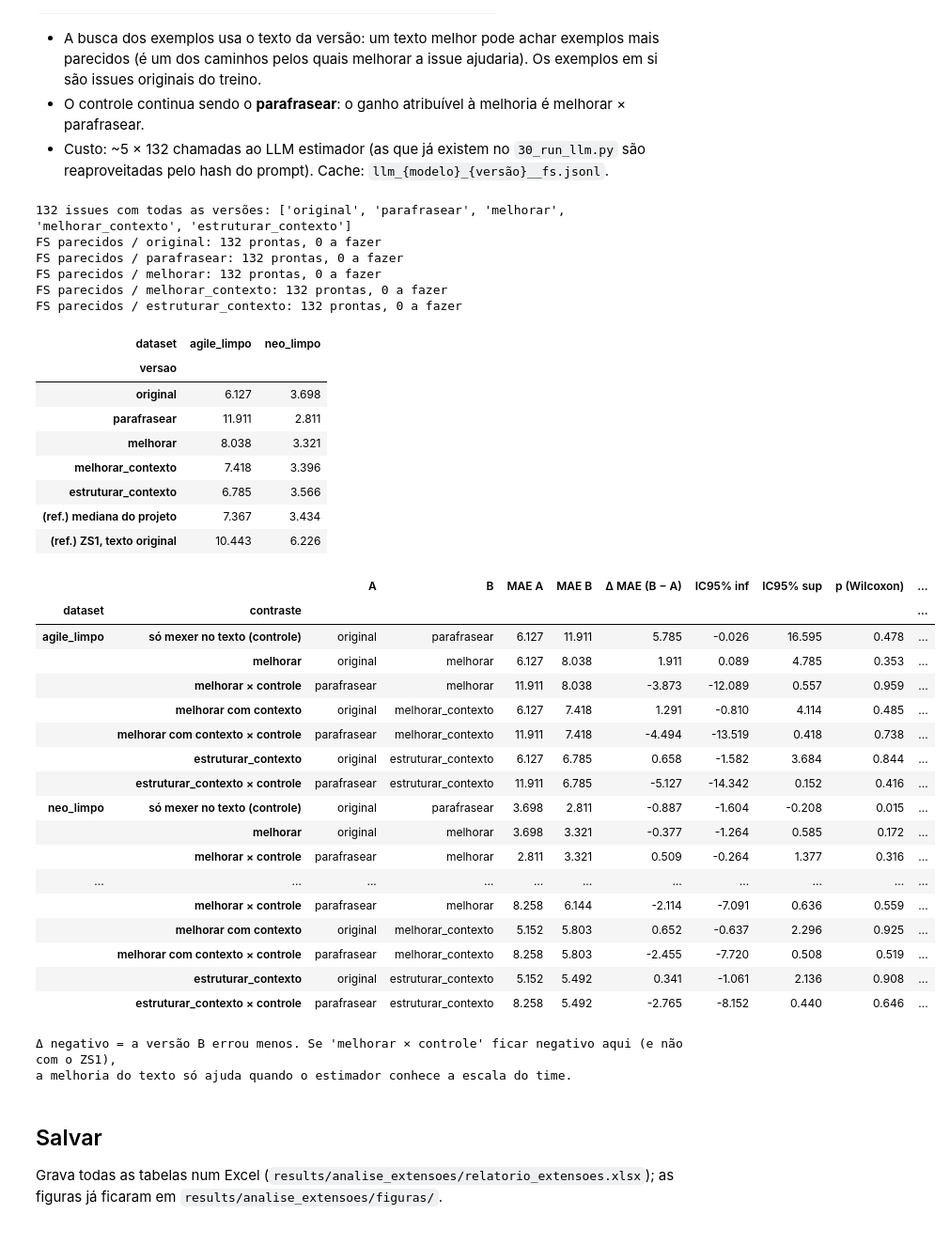
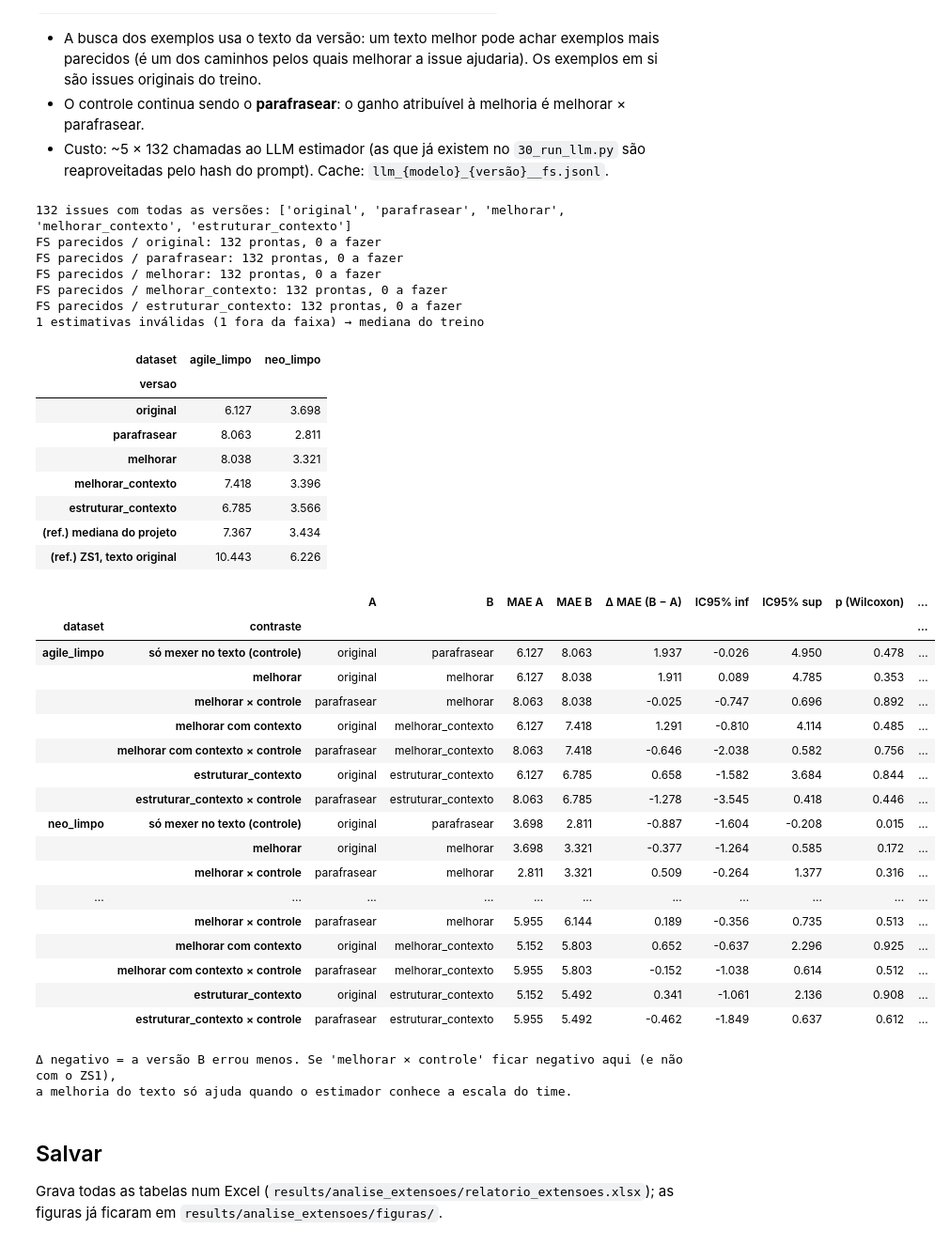
Before and after one commit to anaclaragalvao/Story-Points-Estimation, a Jupyter notebook: repro/analise_extensoes.ipynb, the cells around one changed output. Shown at 94% size. Drawn from its saved outputs; the diff is of its cells as text; code cells hidden in the pictures.

```diff
--- a/repro/analise_extensoes.ipynb
+++ b/repro/analise_extensoes.ipynb
@@ -132,6 +134,15 @@ def holm(p):
     return adj
 
 TRAIN_MED = {ds: float(load_merged(ds).query("within == 'train'").sp.median()) for ds in DATASETS}
+# Regra de validade (igual para TODAS as configurações): resposta fora da faixa de story points vista no treino
+# (0 até o maior SP do treino) conta como inválida, como uma resposta sem número, e vira a mediana do treino.
+# Pega os casos em que o parser leu outro número (ex.: o ano repetido do título) ou o LLM respondeu "500".
+SP_MAX = {ds: float(load_merged(ds).query("within == 'train'").sp.max()) for ds in DATASETS}
+
+def na_faixa(y, ds):
+    y = pd.to_numeric(pd.Series(y), errors="coerce")
+    ds = pd.Series(ds, index=y.index) if not isinstance(ds, str) else pd.Series(ds, index=y.index)
+    return y.where((y >= 0) & (y <= ds.map(SP_MAX)))
 
 COR = {"s1": "#2a78d6", "s2": "#eb6834", "s3": "#1baf7a", "s4": "#8a5cd6", "ink": "#0b0b0b", "ink2": "#52514e",
        "muted": "#898781", "grid": "#e1e0d9", "axis": "#c3c2b7", "surface": "#fcfcfb"}
@@ -177,7 +189,11 @@ for ds in DATASETS:
                 print(f"⚠ {ds}/{proto}/{arq} tem {len(p)} linhas, mas o test set tem {n_test}: fica de fora "
                       f"(rode de novo: python 10_run_ml.py --dataset {ds} ...)")
                 disp[-1]["existe"] = "tamanho errado"; continue
+            p["y_pred_bruto"] = pd.to_numeric(p.y_pred, errors="coerce")
+            p["y_pred"] = na_faixa(p.y_pred_bruto, ds)
+            disp[-1]["fora da faixa"] = int((p.y_pred_bruto.notna() & p.y_pred.isna()).sum())
             P1[(ds, nome)] = p.set_index("issue_id")
 display(pd.DataFrame(disp).set_index(["dataset", "configuração"]), nome="P1 arquivos")
+print(f"'fora da faixa' = respostas fora de 0 a {SP_MAX} (maior SP do treino): contam como inválidas → mediana do treino.")
 print("Configurações que faltam ficam de fora; rode os comandos da célula de configuração e volte aqui.")
 # %% [output]
@@ -232,7 +248,7 @@ for ds in DATASETS:
             pred = P1[(ds, n)].loc[ids, "y_pred"].astype(float)
             E[n] = (y - pred.fillna(TRAIN_MED[ds])).abs()
             rows_mae.append({"dataset": ds, "configuração": n, "MAE": E[n].mean(), "MdAE": E[n].median(),
-                             "sem número": int(pred.isna().sum()), "n": len(ids)})
+                             "inválidas (sem número ou fora da faixa)": int(pred.isna().sum()), "n": len(ids)})
     E1[ds] = E
     por_proj.append(E.groupby(proj.values).mean().assign(dataset=ds, n=E.groupby(proj.values).size()))
     fam = []
@@ -969,9 +1105,12 @@ if PARTE2:
     EST = pd.concat(EST, ignore_index=True)
     EST = EST[EST.issue_id.isin(ids_e)]
     EST["y_pred"] = pd.to_numeric(EST.y_pred, errors="coerce")
+    fora = EST.y_pred.notna() & na_faixa(EST.y_pred, EST.dataset).isna()
+    EST["y_pred"] = na_faixa(EST.y_pred, EST.dataset)
     inval = EST.y_pred.isna()
     if inval.any():
-        print(f"{int(inval.sum())} estimativas sem número (LLM) → mediana do treino, como no 90_evaluate")
+        print(f"{int(inval.sum())} estimativas inválidas ({int(fora.sum())} fora da faixa, o resto sem número) "
+              "→ mediana do treino, como no 90_evaluate")
         EST.loc[inval, "y_pred"] = EST.loc[inval, "dataset"].map(TRAIN_MED)
     EE = EST.merge(O[["issue_id", "sp"]], on="issue_id")
     EE["abs_err"] = (EE.sp - EE.y_pred).abs()
@@ -1269,9 +1408,11 @@ if PARTE2 and RODAR_REESCRITA_X_ANALOGIA:
                                   "y_pred": [done[i].get("y_pred") for i in ids_fs]}))
     FSV = pd.concat(rows, ignore_index=True)
     FSV["y_pred"] = pd.to_numeric(FSV.y_pred, errors="coerce")
+    fora = FSV.y_pred.notna() & na_faixa(FSV.y_pred, FSV.dataset).isna()
+    FSV["y_pred"] = na_faixa(FSV.y_pred, FSV.dataset)
     inval = FSV.y_pred.isna()
     if inval.any():
-        print(f"{int(inval.sum())} estimativas sem número → mediana do treino")
+        print(f"{int(inval.sum())} estimativas inválidas ({int(fora.sum())} fora da faixa) → mediana do treino")
         FSV.loc[inval, "y_pred"] = FSV.loc[inval, "dataset"].map(TRAIN_MED)
     FSV = FSV.merge(O[["issue_id", "sp", "project"]], on="issue_id")
     FSV["abs_err"] = (FSV.sp - FSV.y_pred).abs()
@@ -1298,50 +1439,51 @@ if PARTE2 and RODAR_REESCRITA_X_ANALOGIA:
         for a, b, desc in PARES3:
             r = wilcoxon_pareado(g[a], g[b]); lo, hi = bootstrap_ci(g[b] - g[a])
             fam.append({"dataset": ds, "contraste": desc, "A": a, "B": b, "MAE A": g[a].mean(), "MAE B": g[b].mean(),
                         "Δ MAE (B − A)": r["Δ média"], "IC95% inf": lo, "IC95% sup": hi,
                         "p (Wilcoxon)": r["p (Wilcoxon)"], "n": r["n"]})
         fam = pd.DataFrame(fam); fam["p (Holm)"] = holm(fam["p (Wilcoxon)"]).values; rows.append(fam)
     FS3 = pd.concat(rows).set_index(["dataset", "contraste"])
     FS3.to_csv(OUT / "parte2g_reescrita_x_analogia.csv")
     display(FS3.round(3), nome="P2g contrastes (analogia)")
     print("Δ negativo = a versão B errou menos. Se 'melhorar × controle' ficar negativo aqui (e não com o ZS1),")
     print("a melhoria do texto só ajuda quando o estimador conhece a escala do time.")
 elif PARTE2:
     print("RODAR_REESCRITA_X_ANALOGIA = False: seção 2g pulada.")
 # %% [output]
 132 issues com todas as versões: ['original', 'parafrasear', 'melhorar', 'melhorar_contexto', 'estruturar_contexto']
 FS parecidos / original: 132 prontas, 0 a fazer
 FS parecidos / parafrasear: 132 prontas, 0 a fazer
 FS parecidos / melhorar: 132 prontas, 0 a fazer
 FS parecidos / melhorar_contexto: 132 prontas, 0 a fazer
 FS parecidos / estruturar_contexto: 132 prontas, 0 a fazer
+1 estimativas inválidas (1 fora da faixa) → mediana do treino
 | dataset | agile_limpo | neo_limpo |
 | versao |  |  |
 | original | 6.127 | 3.698 |
-| parafrasear | 11.911 | 2.811 |
+| parafrasear | 8.063 | 2.811 |
 | melhorar | 8.038 | 3.321 |
 | melhorar_contexto | 7.418 | 3.396 |
 | estruturar_contexto | 6.785 | 3.566 |
 | (ref.) mediana do projeto | 7.367 | 3.434 |
 | (ref.) ZS1, texto original | 10.443 | 6.226 |
 |  |  | A | B | MAE A | MAE B | Δ MAE (B − A) | IC95% inf | IC95% sup | p (Wilcoxon) | ... |
 | dataset | contraste |  |  |  |  |  |  |  |  | ... |
-| agile_limpo | só mexer no texto (controle) | original | parafrasear | 6.127 | 11.911 | 5.785 | -0.026 | 16.595 | 0.478 | ... |
+| agile_limpo | só mexer no texto (controle) | original | parafrasear | 6.127 | 8.063 | 1.937 | -0.026 | 4.950 | 0.478 | ... |
 |  | melhorar | original | melhorar | 6.127 | 8.038 | 1.911 | 0.089 | 4.785 | 0.353 | ... |
-|  | melhorar × controle | parafrasear | melhorar | 11.911 | 8.038 | -3.873 | -12.089 | 0.557 | 0.959 | ... |
+|  | melhorar × controle | parafrasear | melhorar | 8.063 | 8.038 | -0.025 | -0.747 | 0.696 | 0.892 | ... |
 |  | melhorar com contexto | original | melhorar_contexto | 6.127 | 7.418 | 1.291 | -0.810 | 4.114 | 0.485 | ... |
-|  | melhorar com contexto × controle | parafrasear | melhorar_contexto | 11.911 | 7.418 | -4.494 | -13.519 | 0.418 | 0.738 | ... |
+|  | melhorar com contexto × controle | parafrasear | melhorar_contexto | 8.063 | 7.418 | -0.646 | -2.038 | 0.582 | 0.756 | ... |
 |  | estruturar_contexto | original | estruturar_contexto | 6.127 | 6.785 | 0.658 | -1.582 | 3.684 | 0.844 | ... |
-|  | estruturar_contexto × controle | parafrasear | estruturar_contexto | 11.911 | 6.785 | -5.127 | -14.342 | 0.152 | 0.416 | ... |
+|  | estruturar_contexto × controle | parafrasear | estruturar_contexto | 8.063 | 6.785 | -1.278 | -3.545 | 0.418 | 0.446 | ... |
 | neo_limpo | só mexer no texto (controle) | original | parafrasear | 3.698 | 2.811 | -0.887 | -1.604 | -0.208 | 0.015 | ... |
 |  | melhorar | original | melhorar | 3.698 | 3.321 | -0.377 | -1.264 | 0.585 | 0.172 | ... |
 |  | melhorar × controle | parafrasear | melhorar | 2.811 | 3.321 | 0.509 | -0.264 | 1.377 | 0.316 | ... |
 | ... | ... | ... | ... | ... | ... | ... | ... | ... | ... | ... |
-|  | melhorar × controle | parafrasear | melhorar | 8.258 | 6.144 | -2.114 | -7.091 | 0.636 | 0.559 | ... |
+|  | melhorar × controle | parafrasear | melhorar | 5.955 | 6.144 | 0.189 | -0.356 | 0.735 | 0.513 | ... |
 |  | melhorar com contexto | original | melhorar_contexto | 5.152 | 5.803 | 0.652 | -0.637 | 2.296 | 0.925 | ... |
-|  | melhorar com contexto × controle | parafrasear | melhorar_contexto | 8.258 | 5.803 | -2.455 | -7.720 | 0.508 | 0.519 | ... |
+|  | melhorar com contexto × controle | parafrasear | melhorar_contexto | 5.955 | 5.803 | -0.152 | -1.038 | 0.614 | 0.512 | ... |
 |  | estruturar_contexto | original | estruturar_contexto | 5.152 | 5.492 | 0.341 | -1.061 | 2.136 | 0.908 | ... |
-|  | estruturar_contexto × controle | parafrasear | estruturar_contexto | 8.258 | 5.492 | -2.765 | -8.152 | 0.440 | 0.646 | ... |
+|  | estruturar_contexto × controle | parafrasear | estruturar_contexto | 5.955 | 5.492 | -0.462 | -1.849 | 0.637 | 0.612 | ... |
 Δ negativo = a versão B errou menos. Se 'melhorar × controle' ficar negativo aqui (e não com o ZS1),
 a melhoria do texto só ajuda quando o estimador conhece a escala do time.
 # %% [markdown]
```
Also changed, not shown: parts of 11 cells of this notebook, 35 other files.
